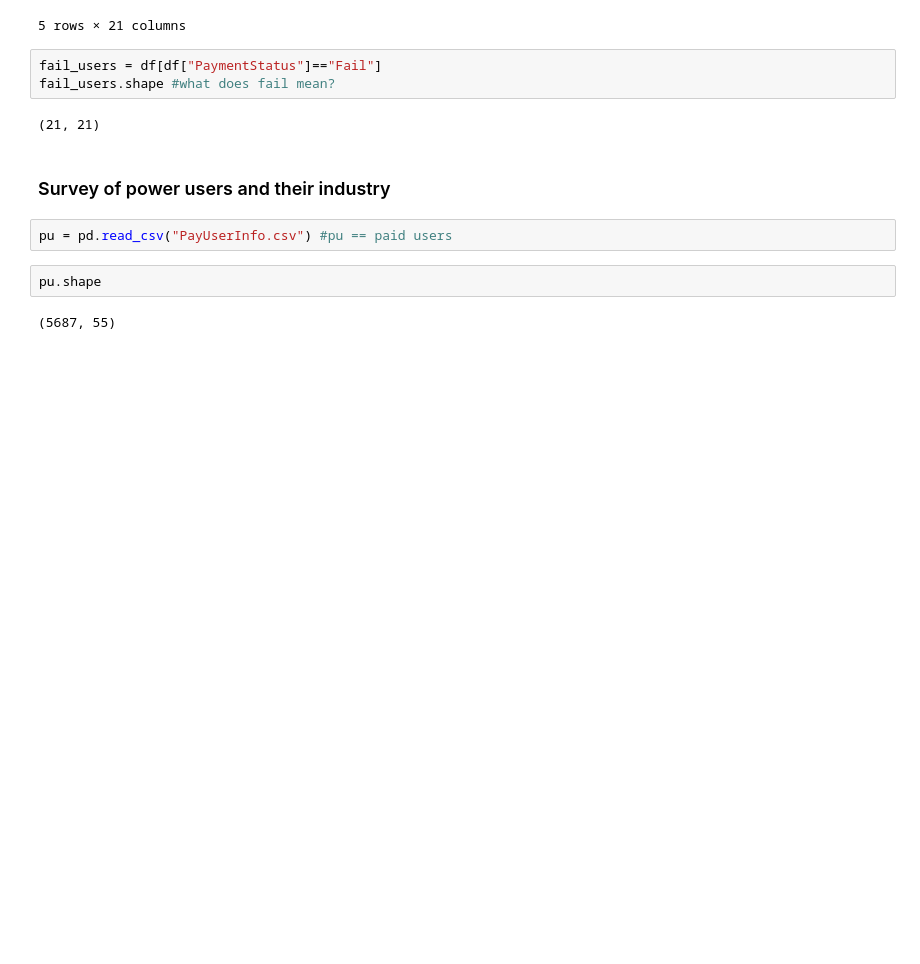
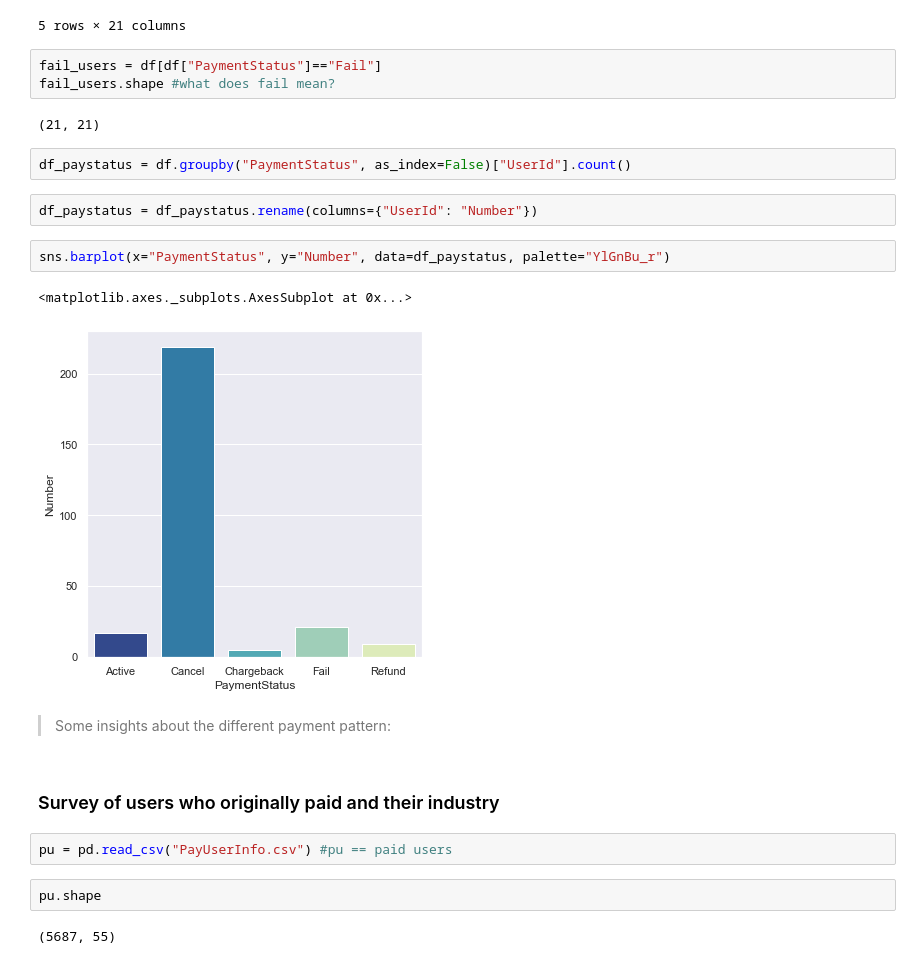
Before and after one commit to elysem01/Emaze-Analytics, a Jupyter notebook: EDA_key_users.ipynb, the cells around one changed output. Saved outputs shown, nothing was run; the diff lists cells and outputs as text; blank space fills up the shorter version.

Commit message:
EDA_Key_Users (updated)

```diff
--- a/EDA_key_users.ipynb
+++ b/EDA_key_users.ipynb
@@ -203,8 +207,19 @@ fail_users = df[df["PaymentStatus"]=="Fail"]
 fail_users.shape #what does fail mean?
 # %% [output]
 (21, 21)
+# %%
+df_paystatus = df.groupby("PaymentStatus", as_index=False)["UserId"].count()
+# %%
+df_paystatus = df_paystatus.rename(columns={"UserId": "Number"})
+# %%
+sns.barplot(x="PaymentStatus", y="Number", data=df_paystatus, palette="YlGnBu_r")
+# %% [output]
+<matplotlib.axes._subplots.AxesSubplot at 0x...>
+[figure, added]
+# %% [markdown]
+> Some insights about the different payment pattern:
 # %% [markdown]
-### Survey of power users and their industry
+### Survey of users who originally paid and their industry
 # %%
 pu = pd.read_csv("PayUserInfo.csv") #pu == paid users
 # %%
```
Also changed, not shown: parts of 8 cells of this notebook.
